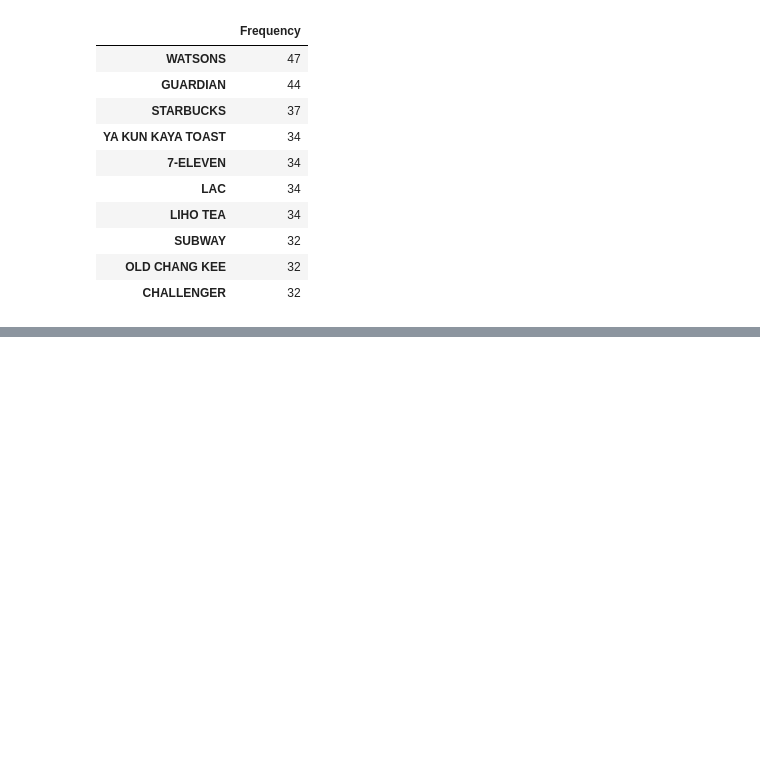
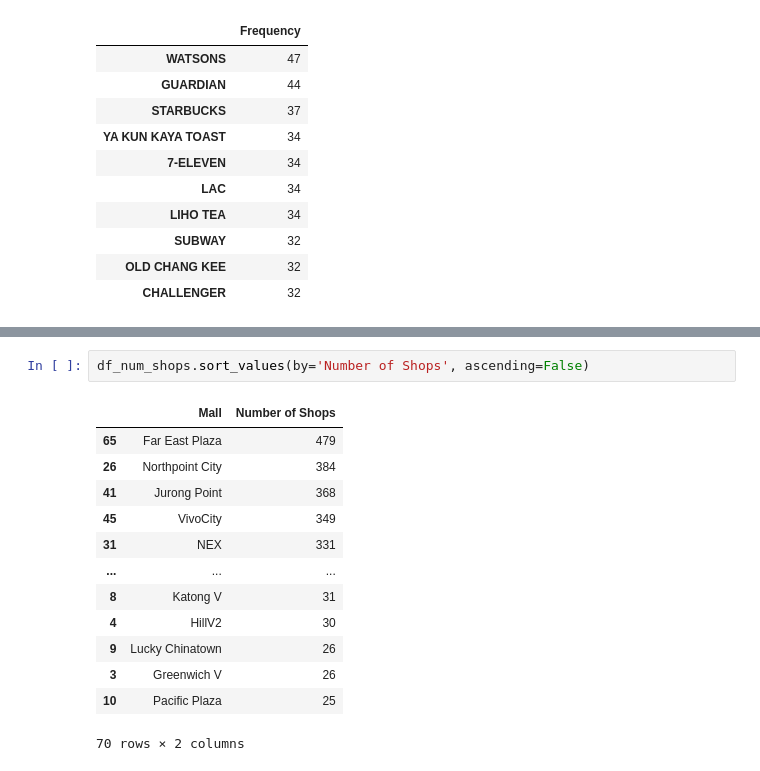
Before and after one commit to dlaiu/generic-malls-singapore, a Jupyter notebook: analysis.ipynb, the cells around one changed output, grey strips where cells are left out. Drawn from its saved outputs; the diff is of its cells as text; blank space fills up the shorter version.

```diff
--- a/analysis.ipynb
+++ b/analysis.ipynb
@@ -286,0 +349,16 @@ df_shop_frequencies_sorted.head(10)
+# %%
+df_num_shops.sort_values(by='Number of Shops', ascending=False)
+# %% [output]
+|  | Mall | Number of Shops |
+| 65 | Far East Plaza | 479 |
+| 26 | Northpoint City | 384 |
+| 41 | Jurong Point | 368 |
+| 45 | VivoCity | 349 |
+| 31 | NEX | 331 |
+| ... | ... | ... |
+| 8 | Katong V | 31 |
+| 4 | HillV2 | 30 |
+| 9 | Lucky Chinatown | 26 |
+| 3 | Greenwich V | 26 |
+| 10 | Pacific Plaza | 25 |
+70 rows × 2 columns
```
Also changed, not shown: parts of 4 cells of this notebook, 1 other file.
